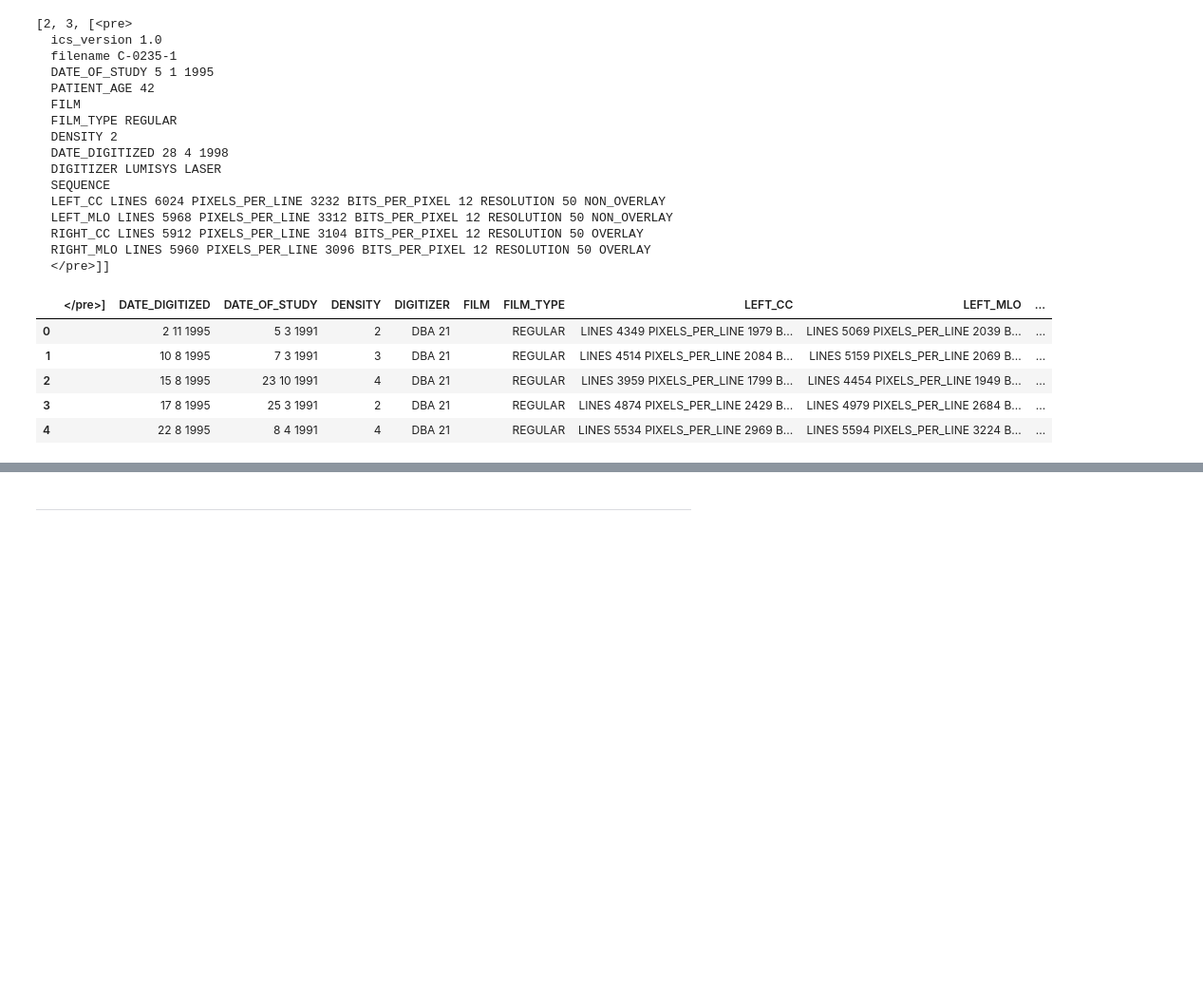
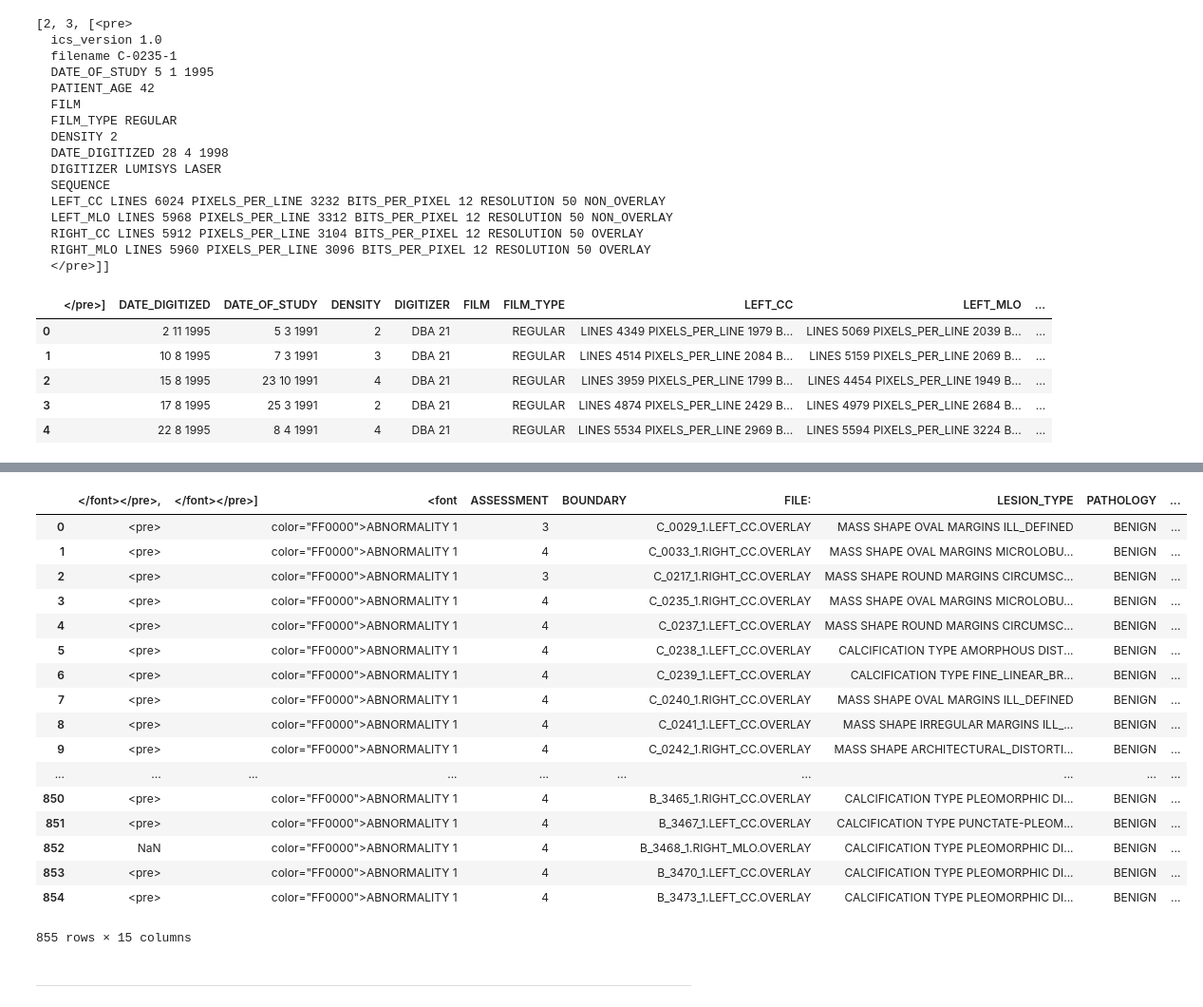
Before and after one commit to KMorozovska/DDSM_image_recognition, a Jupyter notebook: Scraping original DDSM.ipynb, the cells around one changed output, grey strips where cells are left out. Shown at 95% size. Drawn from its saved outputs; the diff is of its cells as text; code cells hidden in the pictures; blank space fills up the shorter version.

```diff
--- a/Scraping original DDSM.ipynb
+++ b/Scraping original DDSM.ipynb
@@ -267,0 +322,9 @@ cancers_df
+# %%
+count=0
+for elem in table_benign:
+    print(elem[0])
+    print(elem[1])
+    print("----")
+    count+=1
+    if count>10:
+        break;
@@ -267,0 +349,33 @@ cancers_df
+# %%
+benigns_df = pd.DataFrame()
+benigns_abnormalities_df = pd.DataFrame()
+
+for elem in table_benign:
+    if elem[0]==2:
+        #print(elem[2])
+
+        dictionary = {}
+
+        for line in str(elem[2]).splitlines():
+            #print(line)
+            word_list = line.split()
+            if len(word_list)>0:
+                #print(word_list[0])
+                #print(word_list[1:])
+                dictionary[word_list[0]] = ' '.join(word_list[1:])
+
+        benigns_df = benigns_df.append(dictionary, ignore_index=True)
+
+    if elem[0]==3:
+
+        dictionary = {}
+
+        for line in str(elem[2]).splitlines():
+            #print(line)
+            word_list = line.split()
+            if len(word_list)>0:
+                #print(word_list[0])
+                #print(word_list[1:])
+                dictionary[word_list[0]] = ' '.join(word_list[1:])
+
+        benigns_abnormalities_df = benigns_abnormalities_df.append(dictionary, ignore_index=True)
@@ -267,0 +391,21 @@ cancers_df
+# %%
+benigns_abnormalities_df
+# %% [output]
+|  | </font></pre>, | </font></pre>] | <font | ASSESSMENT | BOUNDARY | FILE: | LESION_TYPE | PATHOLOGY | ... |
+| 0 | <pre> |  | color="FF0000">ABNORMALITY 1 | 3 |  | C_0029_1.LEFT_CC.OVERLAY | MASS SHAPE OVAL MARGINS ILL_DEFINED | BENIGN | ... |
+| 1 | <pre> |  | color="FF0000">ABNORMALITY 1 | 4 |  | C_0033_1.RIGHT_CC.OVERLAY | MASS SHAPE OVAL MARGINS MICROLOBU... | BENIGN | ... |
+| 2 | <pre> |  | color="FF0000">ABNORMALITY 1 | 3 |  | C_0217_1.RIGHT_CC.OVERLAY | MASS SHAPE ROUND MARGINS CIRCUMSC... | BENIGN | ... |
+| 3 | <pre> |  | color="FF0000">ABNORMALITY 1 | 4 |  | C_0235_1.RIGHT_CC.OVERLAY | MASS SHAPE OVAL MARGINS MICROLOBU... | BENIGN | ... |
+| 4 | <pre> |  | color="FF0000">ABNORMALITY 1 | 4 |  | C_0237_1.LEFT_CC.OVERLAY | MASS SHAPE ROUND MARGINS CIRCUMSC... | BENIGN | ... |
+| 5 | <pre> |  | color="FF0000">ABNORMALITY 1 | 4 |  | C_0238_1.LEFT_CC.OVERLAY | CALCIFICATION TYPE AMORPHOUS DIST... | BENIGN | ... |
+| 6 | <pre> |  | color="FF0000">ABNORMALITY 1 | 4 |  | C_0239_1.LEFT_CC.OVERLAY | CALCIFICATION TYPE FINE_LINEAR_BR... | BENIGN | ... |
+| 7 | <pre> |  | color="FF0000">ABNORMALITY 1 | 4 |  | C_0240_1.RIGHT_CC.OVERLAY | MASS SHAPE OVAL MARGINS ILL_DEFINED | BENIGN | ... |
+| 8 | <pre> |  | color="FF0000">ABNORMALITY 1 | 4 |  | C_0241_1.LEFT_CC.OVERLAY | MASS SHAPE IRREGULAR MARGINS ILL_... | BENIGN | ... |
+| 9 | <pre> |  | color="FF0000">ABNORMALITY 1 | 4 |  | C_0242_1.RIGHT_CC.OVERLAY | MASS SHAPE ARCHITECTURAL_DISTORTI... | BENIGN | ... |
+| ... | ... | ... | ... | ... | ... | ... | ... | ... | ... |
+| 850 | <pre> |  | color="FF0000">ABNORMALITY 1 | 4 |  | B_3465_1.RIGHT_CC.OVERLAY | CALCIFICATION TYPE PLEOMORPHIC DI... | BENIGN | ... |
+| 851 | <pre> |  | color="FF0000">ABNORMALITY 1 | 4 |  | B_3467_1.LEFT_CC.OVERLAY | CALCIFICATION TYPE PUNCTATE-PLEOM... | BENIGN | ... |
+| 852 | NaN |  | color="FF0000">ABNORMALITY 1 | 4 |  | B_3468_1.RIGHT_MLO.OVERLAY | CALCIFICATION TYPE PLEOMORPHIC DI... | BENIGN | ... |
+| 853 | <pre> |  | color="FF0000">ABNORMALITY 1 | 4 |  | B_3470_1.LEFT_CC.OVERLAY | CALCIFICATION TYPE PLEOMORPHIC DI... | BENIGN | ... |
+| 854 | <pre> |  | color="FF0000">ABNORMALITY 1 | 4 |  | B_3473_1.LEFT_CC.OVERLAY | CALCIFICATION TYPE PLEOMORPHIC DI... | BENIGN | ... |
+855 rows × 15 columns
```
Also changed, not shown: parts of 15 cells of this notebook, 6 other files.
